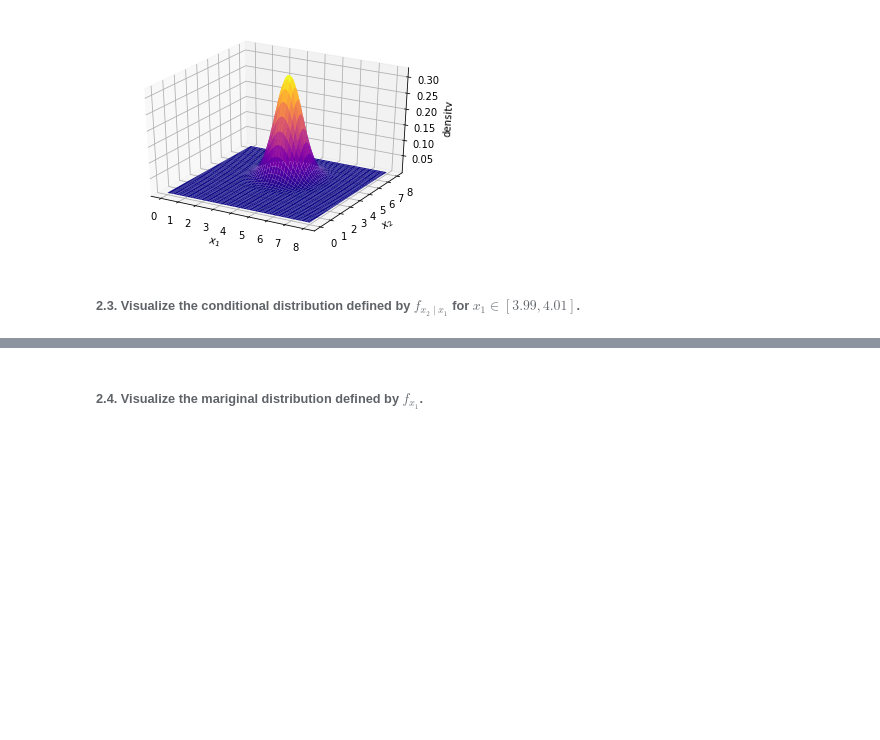
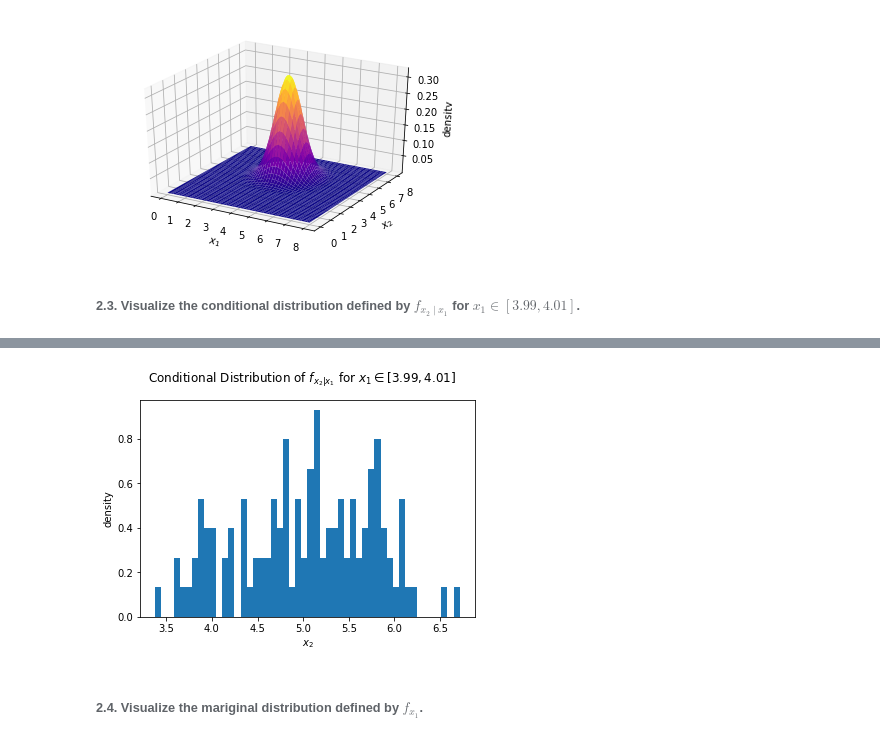
Before and after one commit to ezou20/AM_207_fall_2018, a Jupyter notebook: homeworks/AM207_HW3.ipynb, the cells around one changed output, grey strips where cells are left out. Saved outputs shown, nothing was run; the diff lists cells and outputs as text; code cells hidden in the pictures; blank space fills up the shorter version.

```diff
--- a/homeworks/AM207_HW3.ipynb
+++ b/homeworks/AM207_HW3.ipynb
@@ -224,3 +222,6 @@ plt.show()
 [figure]
 # %% [markdown]
 ###### 2.3. Visualize the conditional distribution defined by $f_{x_2 \mid x_1}$ for $x_1 \in [3.99, 4.01]$.
+# %%
+x1_near_4 = df[(3.99 <= df['x1']) & (df['x1'] <= 4.01)]
+x1_near_4.head()
@@ -227,2 +235,10 @@ plt.show()
+# %%
+fig = plt.figure()
+plt.hist(x1_near_4['x2'], bins=50, density=True)
+plt.xlabel(r'$x_2$')
+plt.ylabel(r'density')
+plt.suptitle(r'Conditional Distribution of $f_{x_2|x_1}$ for $x_1 \in [3.99, 4.01]$');
+# %% [output]
+[figure, added]
 # %% [markdown]
 ###### 2.4. Visualize the mariginal distribution defined by $f_{x_1}$.
```
Also changed, not shown: parts of 8 cells of this notebook.
